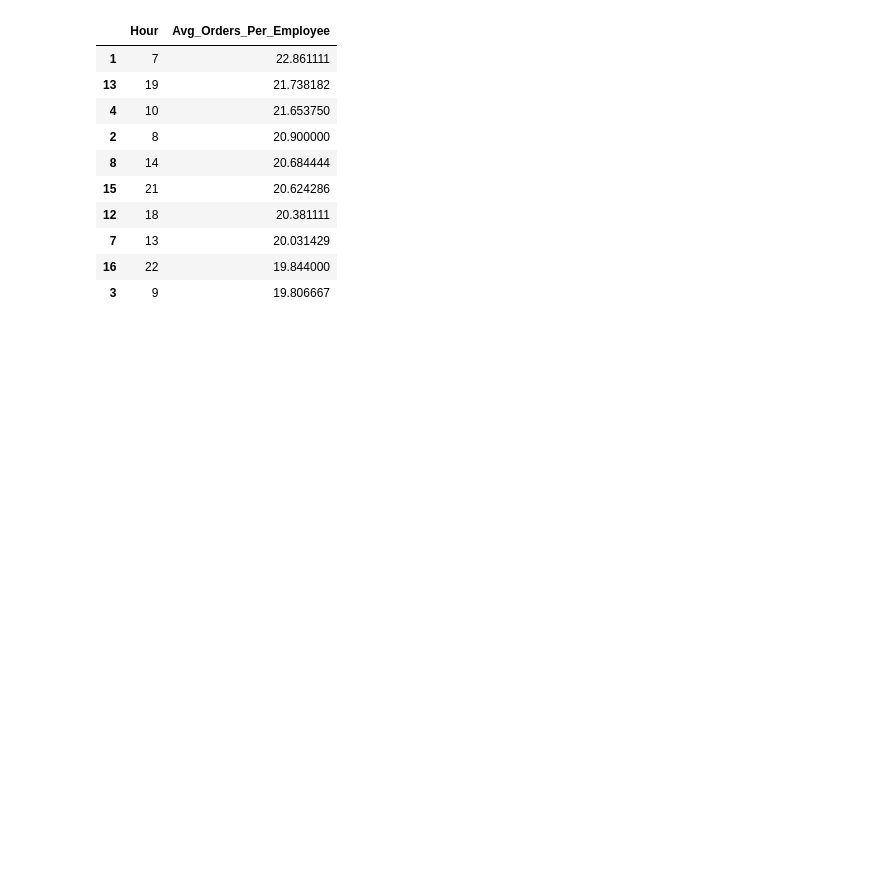
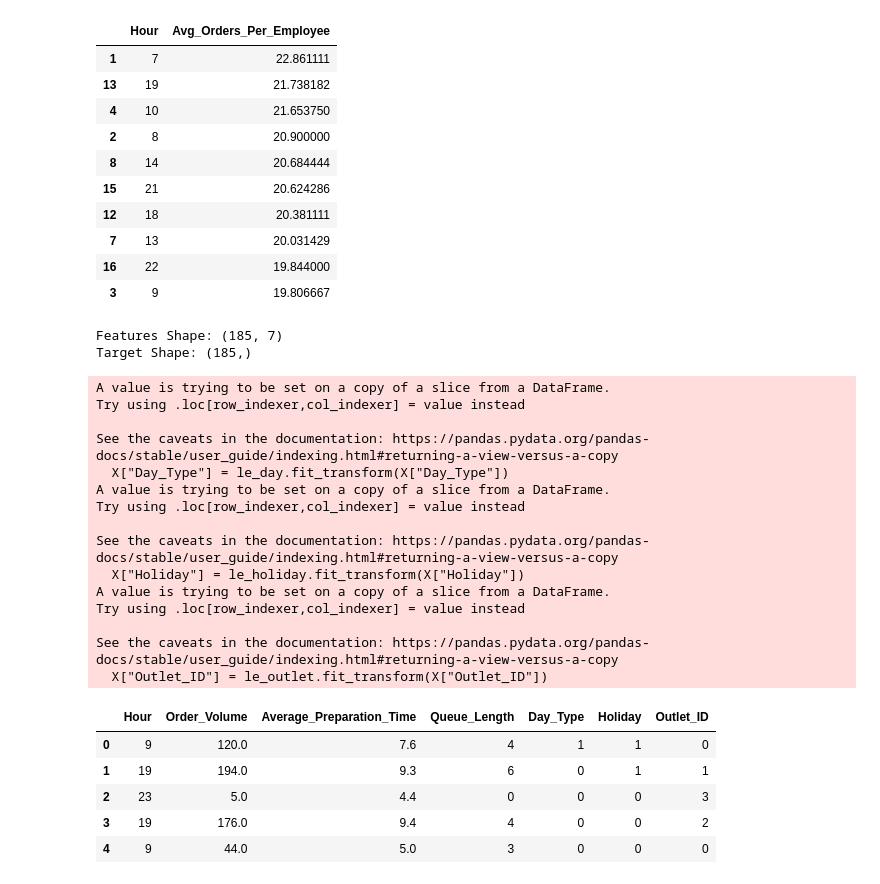
Before and after one commit to Rukshana-S/mcd-staffing-demand-prediction, a Jupyter notebook: Restaurant_Staffing_Analysis.ipynb, the cells around one changed output. Saved outputs shown, nothing was run; the diff lists cells and outputs as text; code cells hidden in the pictures; blank space fills up the shorter version.

Commit message:
Encode categorical features for model training

```diff
--- a/Restaurant_Staffing_Analysis.ipynb
+++ b/Restaurant_Staffing_Analysis.ipynb
@@ -368,3 +368,63 @@ workload_summary.to_csv(
     os.path.join(project_path, "outputs/workload_summary.csv"),
     index=False
 )
+# %%
+# Create a copy for modeling
+model_df = df.copy()
+
+# Select features and target
+X = model_df[
+    [
+        "Hour",
+        "Order_Volume",
+        "Average_Preparation_Time",
+        "Queue_Length",
+        "Day_Type",
+        "Holiday",
+        "Outlet_ID"
+    ]
+]
+
+y = model_df["Staff_Count"]
+
+print("Features Shape:", X.shape)
+print("Target Shape:", y.shape)
+# %% [output]
+Features Shape: (185, 7)
+Target Shape: (185,)
+# %%
+from sklearn.preprocessing import LabelEncoder
+
+# Create encoders
+le_day = LabelEncoder()
+le_holiday = LabelEncoder()
+le_outlet = LabelEncoder()
+
+# Encode columns
+X["Day_Type"] = le_day.fit_transform(X["Day_Type"])
+X["Holiday"] = le_holiday.fit_transform(X["Holiday"])
+X["Outlet_ID"] = le_outlet.fit_transform(X["Outlet_ID"])
+
+X.head()
+# %% [output]
+A value is trying to be set on a copy of a slice from a DataFrame.
+Try using .loc[row_indexer,col_indexer] = value instead
+
+See the caveats in the documentation: https://pandas.pydata.org/pandas-docs/stable/user_guide/indexing.html#returning-a-view-versus-a-copy
+  X["Day_Type"] = le_day.fit_transform(X["Day_Type"])
+A value is trying to be set on a copy of a slice from a DataFrame.
+Try using .loc[row_indexer,col_indexer] = value instead
+
+See the caveats in the documentation: https://pandas.pydata.org/pandas-docs/stable/user_guide/indexing.html#returning-a-view-versus-a-copy
+  X["Holiday"] = le_holiday.fit_transform(X["Holiday"])
+A value is trying to be set on a copy of a slice from a DataFrame.
+Try using .loc[row_indexer,col_indexer] = value instead
+
+See the caveats in the documentation: https://pandas.pydata.org/pandas-docs/stable/user_guide/indexing.html#returning-a-view-versus-a-copy
+  X["Outlet_ID"] = le_outlet.fit_transform(X["Outlet_ID"])
+|  | Hour | Order_Volume | Average_Preparation_Time | Queue_Length | Day_Type | Holiday | Outlet_ID |
+| 0 | 9 | 120.0 | 7.6 | 4 | 1 | 1 | 0 |
+| 1 | 19 | 194.0 | 9.3 | 6 | 0 | 1 | 1 |
+| 2 | 23 | 5.0 | 4.4 | 0 | 0 | 0 | 3 |
+| 3 | 19 | 176.0 | 9.4 | 4 | 0 | 0 | 2 |
+| 4 | 9 | 44.0 | 5.0 | 3 | 0 | 0 | 0 |
```
